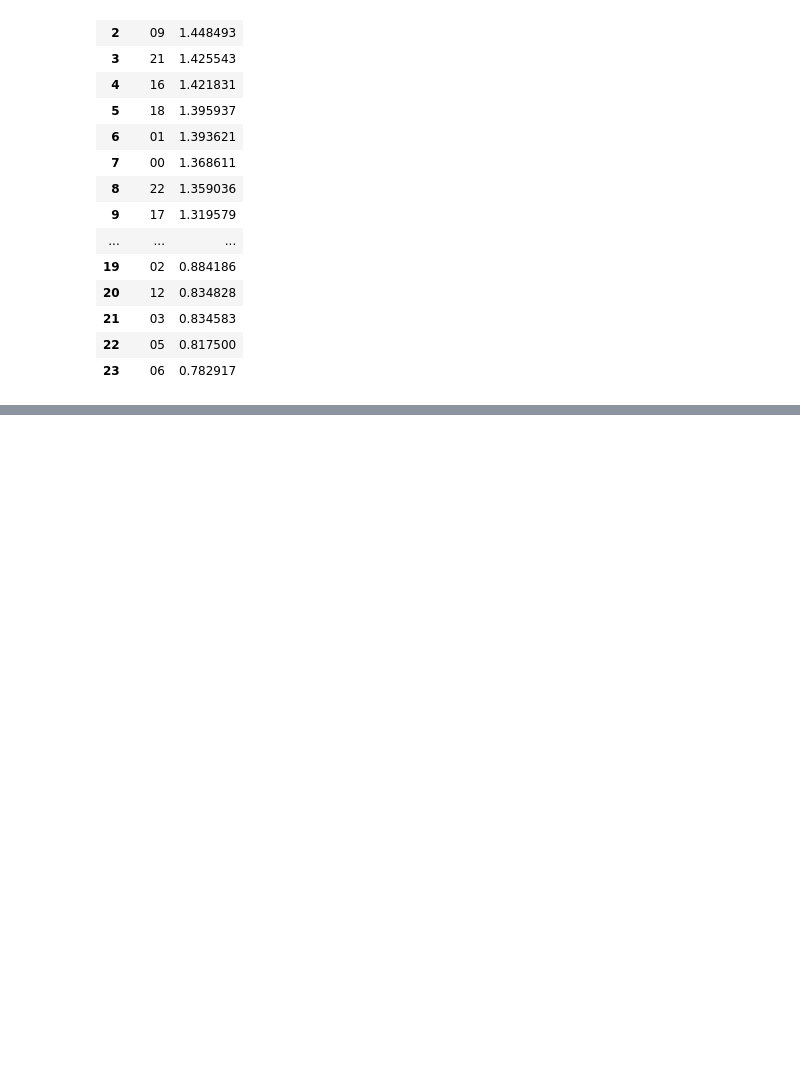
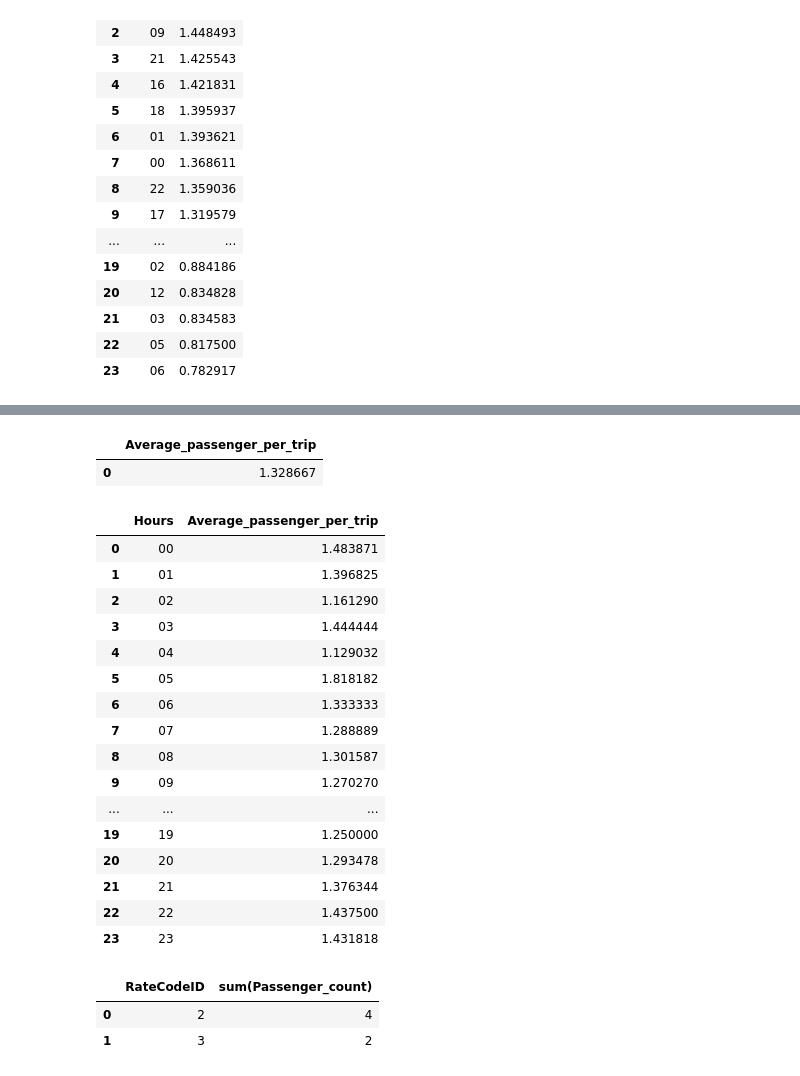
Before and after one commit to bayraktarengin/eurotech_ds, a Jupyter notebook: sql/nyc_taxi_query_notebook.ipynb, the cells around one changed output, grey strips where cells are left out. Cells and saved outputs as stored; diff of their text form; code cells hidden in the pictures; blank space fills up the shorter version.

```diff
--- a/sql/nyc_taxi_query_notebook.ipynb
+++ b/sql/nyc_taxi_query_notebook.ipynb
@@ -287,0 +376,66 @@ sqldf(q)
+# %%
+#Average passenger count per trip.
+
+
+q = """
+        SELECT AVG(Passenger_count) as Average_passenger_per_trip
+        FROM nyc_data_sep
+
+
+
+    """
+
+sqldf(q)
+# %% [output]
+|  | Average_passenger_per_trip |
+| 0 | 1.328667 |
+# %%
+#  10. Average passenger count per trip by hour.
+#Average passenger count per trip.
+
+
+q = """
+        SELECT STRFTIME('%H',lpep_pickup_datetime)as Hours,AVG(Passenger_count) as Average_passenger_per_trip
+        FROM nyc_data_sep
+        group by STRFTIME('%H',lpep_pickup_datetime)
+
+
+
+    """
+
+sqldf(q)
+# %% [output]
+|  | Hours | Average_passenger_per_trip |
+| 0 | 00 | 1.483871 |
+| 1 | 01 | 1.396825 |
+| 2 | 02 | 1.161290 |
+| 3 | 03 | 1.444444 |
+| 4 | 04 | 1.129032 |
+| 5 | 05 | 1.818182 |
+| 6 | 06 | 1.333333 |
+| 7 | 07 | 1.288889 |
+| 8 | 08 | 1.301587 |
+| 9 | 09 | 1.270270 |
+| ... | ... | ... |
+| 19 | 19 | 1.250000 |
+| 20 | 20 | 1.293478 |
+| 21 | 21 | 1.376344 |
+| 22 | 22 | 1.437500 |
+| 23 | 23 | 1.431818 |
+# %%
+#. Which airport welcomes more passengers: JFK or EWR? Tip: check RateCodeID from data dictionary for the definition (2: JFK, 3: Newark).
+
+q = """
+        SELECT RateCodeID, sum(Passenger_count)
+        FROM nyc_data_sep
+        where RateCodeID=2 or  RateCodeID=3
+        group by RateCodeID
+
+
+    """
+
+sqldf(q)
+# %% [output]
+|  | RateCodeID | sum(Passenger_count) |
+| 0 | 2 | 4 |
+| 1 | 3 | 2 |
```
Also changed, not shown: parts of 22 cells of this notebook.
